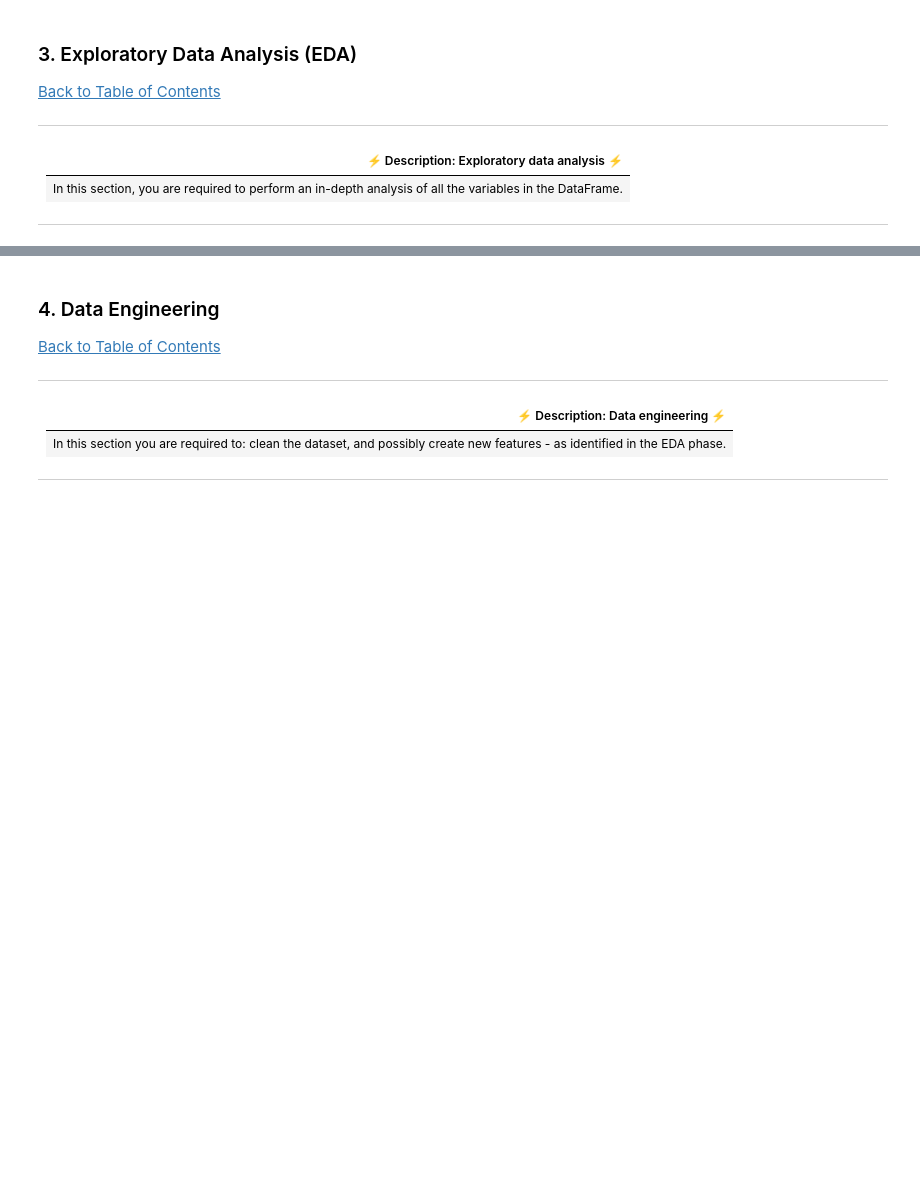
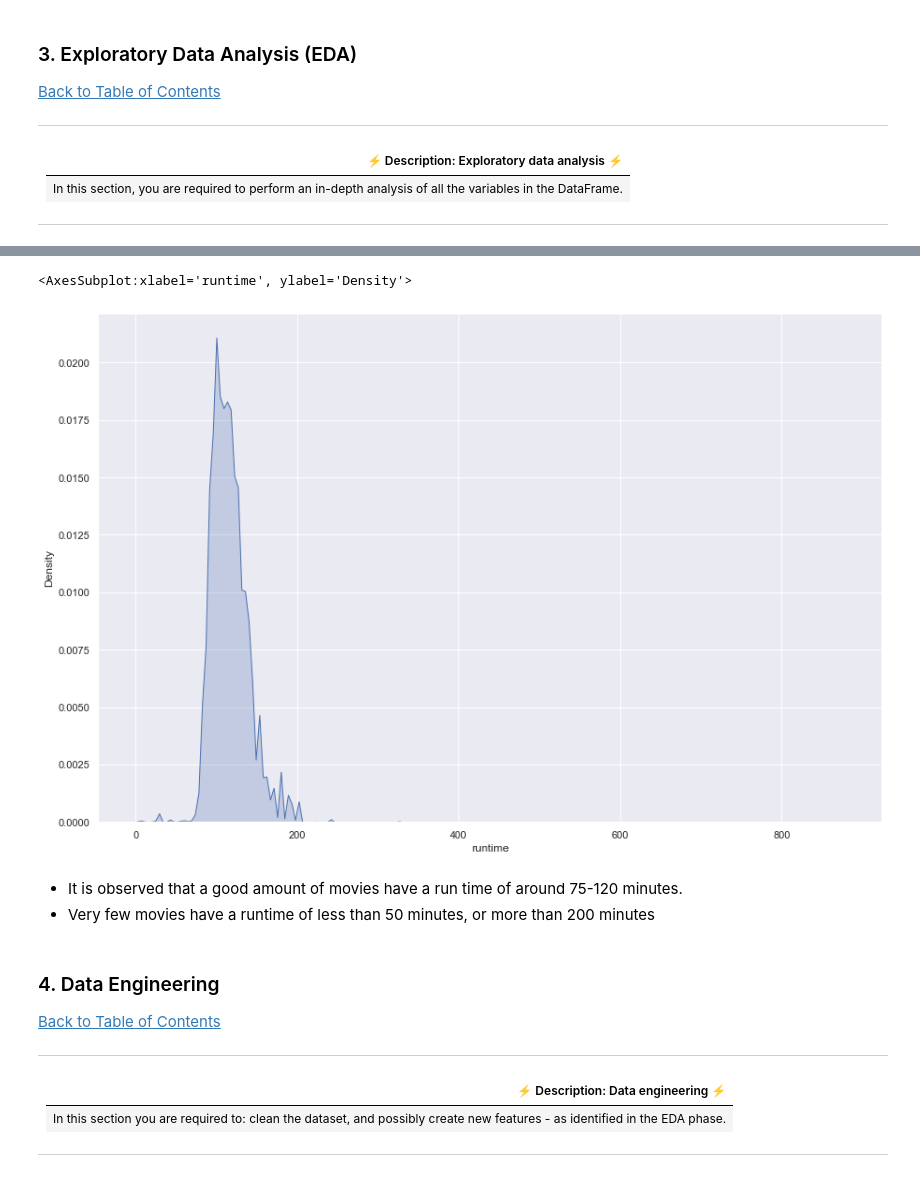
Before and after one commit to MrSathekge/Unsupervised-Learning-Sprint-2207FTDS-Team-JM5, a Jupyter notebook: Starter_Notebook.ipynb, the cells around one changed output, grey strips where cells are left out. Saved outputs shown, nothing was run; the diff lists cells and outputs as text; code cells hidden in the pictures; blank space fills up the shorter version.

```diff
--- a/Starter_Notebook.ipynb
+++ b/Starter_Notebook.ipynb
@@ -111,3 +426,16 @@ import seaborn as sns
+# %%
+df['runtime']=df['runtime'].str.replace(' min','')
+df['runtime']=df['runtime'].astype(str).astype(int)
+df['runtime']
+# %%
+sns.set(style="darkgrid")
+sns.kdeplot(data=df['runtime'], shade=True)
+# %% [output]
+<AxesSubplot:xlabel='runtime', ylabel='Density'>
+[figure, added]
+# %% [markdown]
+- It is observed that a good amount of movies have a run time of around 75-120 minutes.
+- Very few movies have a runtime of less than 50 minutes, or more than 200 minutes
 # %% [markdown]
 <a id="four"></a>
 ### 4. Data Engineering
```
Also changed, not shown: parts of 36 cells of this notebook.
